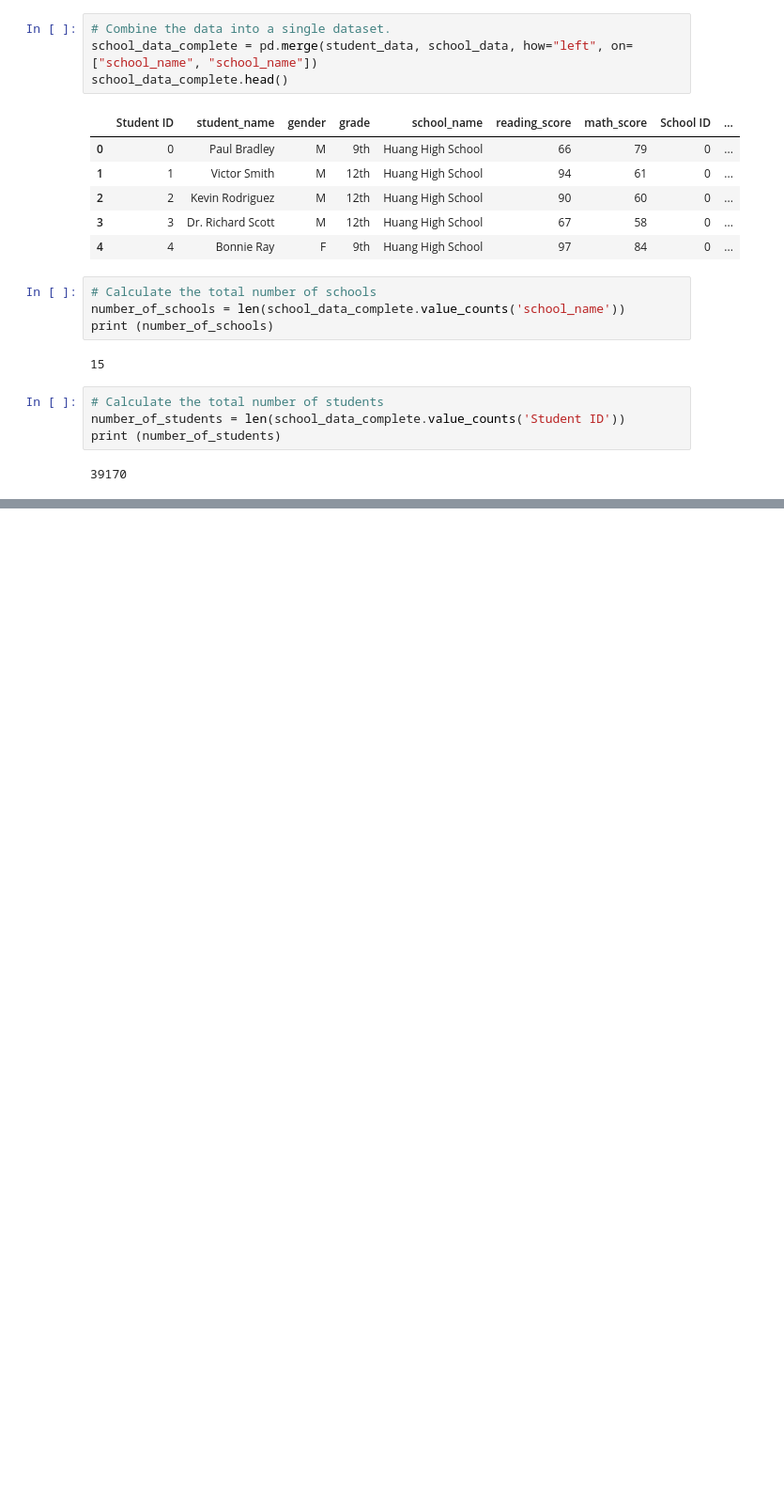
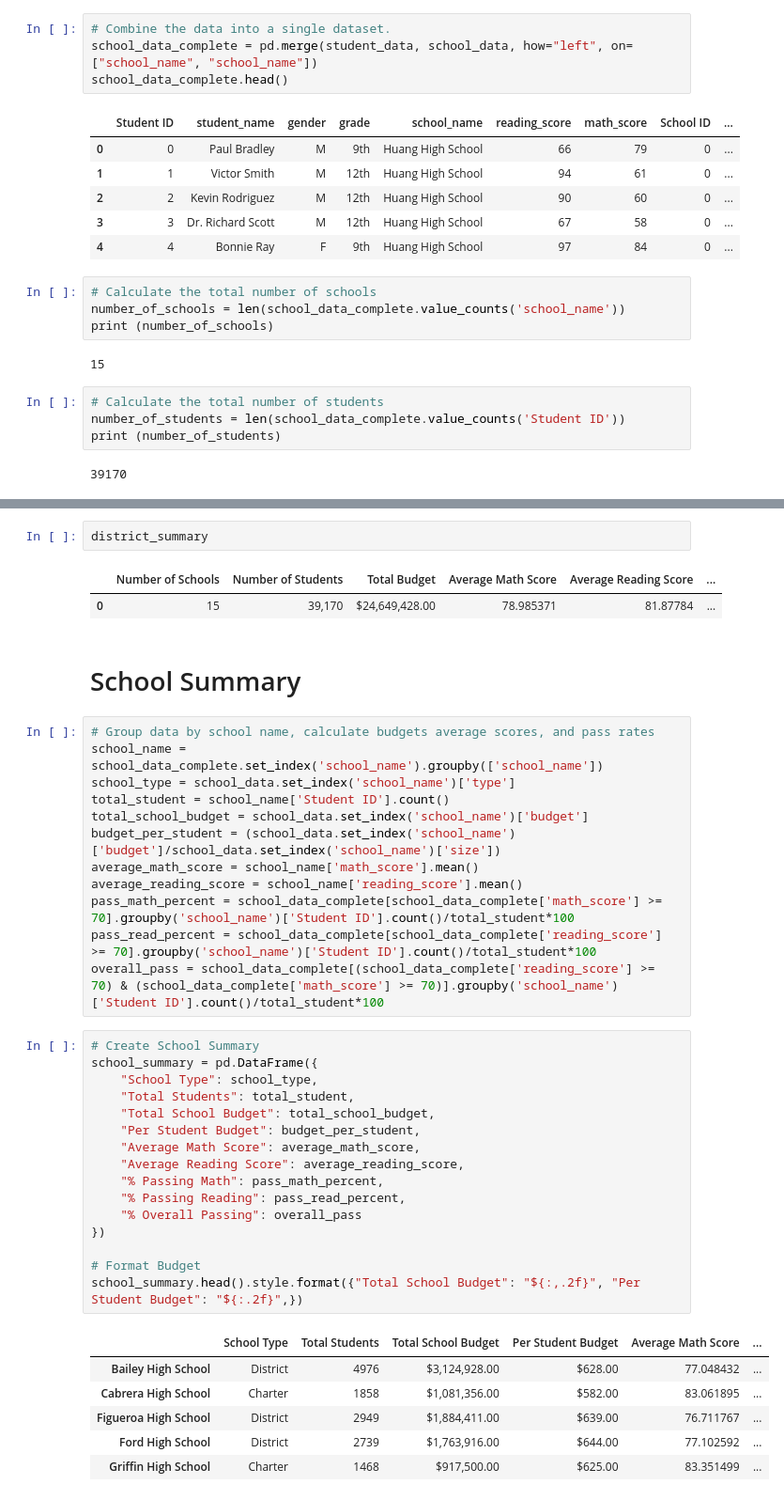
Before and after one commit to rsa153/pandas-challenge, a Jupyter notebook: PyCitySchools/PyCitySchools.ipynb, the cells around one changed output, grey strips where cells are left out. Shown at 94% size. Cells and saved outputs as stored; diff of their text form; blank space fills up the shorter version.

```diff
--- a/PyCitySchools/PyCitySchools.ipynb
+++ b/PyCitySchools/PyCitySchools.ipynb
@@ -48,0 +66,42 @@ print (number_of_students)
+# %%
+district_summary
+# %% [output]
+|  | Number of Schools | Number of Students | Total Budget | Average Math Score | Average Reading Score | ... |
+| 0 | 15 | 39,170 | $24,649,428.00 | 78.985371 | 81.87784 | ... |
+# %% [markdown]
+# School Summary
+# %%
+# Group data by school name, calculate budgets average scores, and pass rates
+school_name = school_data_complete.set_index('school_name').groupby(['school_name'])
+school_type = school_data.set_index('school_name')['type']
+total_student = school_name['Student ID'].count()
+total_school_budget = school_data.set_index('school_name')['budget']
+budget_per_student = (school_data.set_index('school_name')['budget']/school_data.set_index('school_name')['size'])
+average_math_score = school_name['math_score'].mean()
+average_reading_score = school_name['reading_score'].mean()
+pass_math_percent = school_data_complete[school_data_complete['math_score'] >= 70].groupby('school_name')['Student ID'].count()/total_student*100
+pass_read_percent = school_data_complete[school_data_complete['reading_score'] >= 70].groupby('school_name')['Student ID'].count()/total_student*100
+overall_pass = school_data_complete[(school_data_complete['reading_score'] >= 70) & (school_data_complete['math_score'] >= 70)].groupby('school_name')['Student ID'].count()/total_student*100
+# %%
+# Create School Summary
+school_summary = pd.DataFrame({
+    "School Type": school_type,
+    "Total Students": total_student,
+    "Total School Budget": total_school_budget,
+    "Per Student Budget": budget_per_student,
+    "Average Math Score": average_math_score,
+    "Average Reading Score": average_reading_score,
+    "% Passing Math": pass_math_percent,
+    "% Passing Reading": pass_read_percent,
+    "% Overall Passing": overall_pass
+})
+
+# Format Budget
+school_summary.head().style.format({"Total School Budget": "${:,.2f}", "Per Student Budget": "${:.2f}",})
+# %% [output]
+|  | School Type | Total Students | Total School Budget | Per Student Budget | Average Math Score | ... |
+| Bailey High School | District | 4976 | $3,124,928.00 | $628.00 | 77.048432 | ... |
+| Cabrera High School | Charter | 1858 | $1,081,356.00 | $582.00 | 83.061895 | ... |
+| Figueroa High School | District | 2949 | $1,884,411.00 | $639.00 | 76.711767 | ... |
+| Ford High School | District | 2739 | $1,763,916.00 | $644.00 | 77.102592 | ... |
+| Griffin High School | Charter | 1468 | $917,500.00 | $625.00 | 83.351499 | ... |
```
Also changed, not shown: parts of 23 cells of this notebook, 4 other files.
